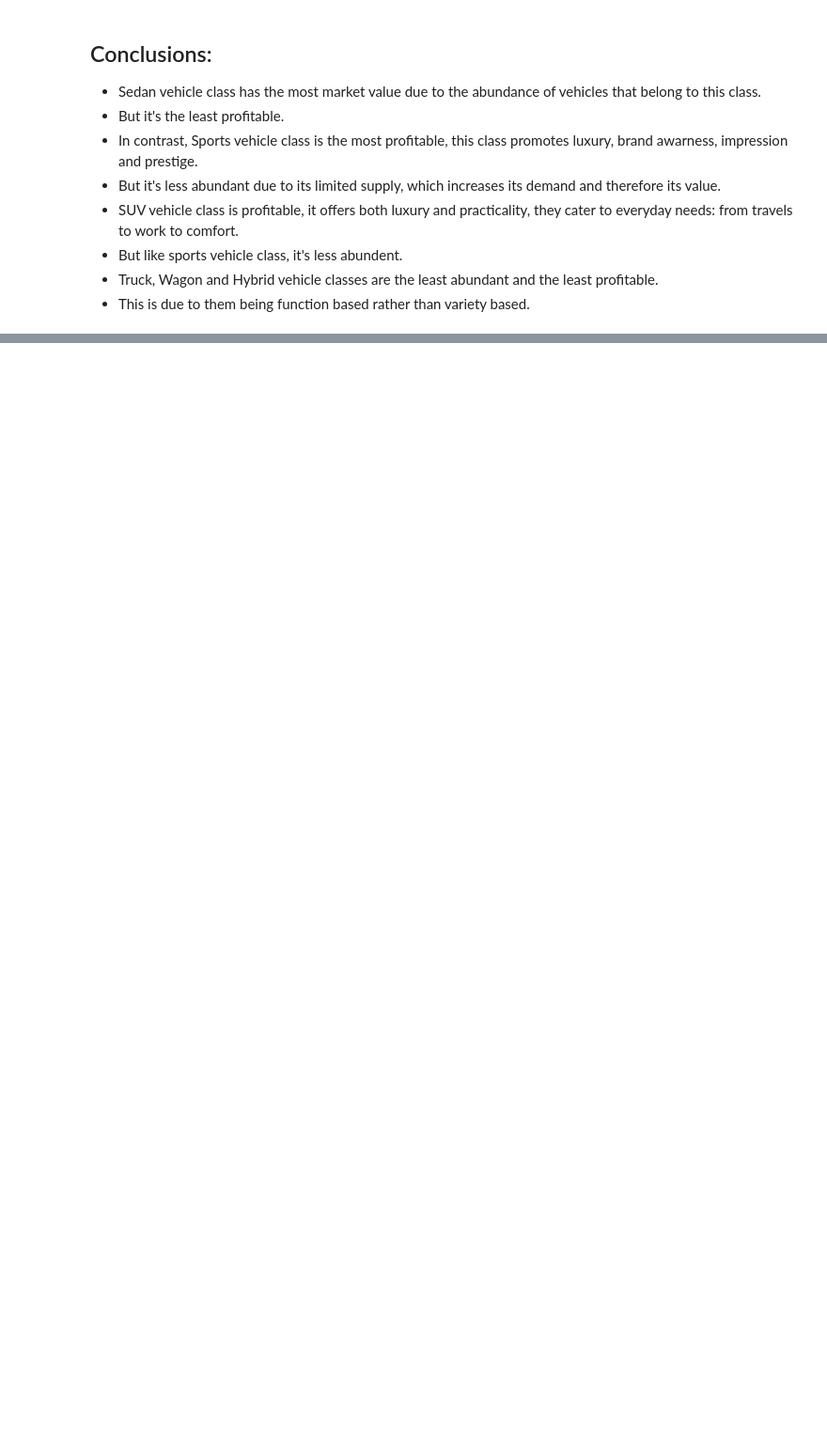
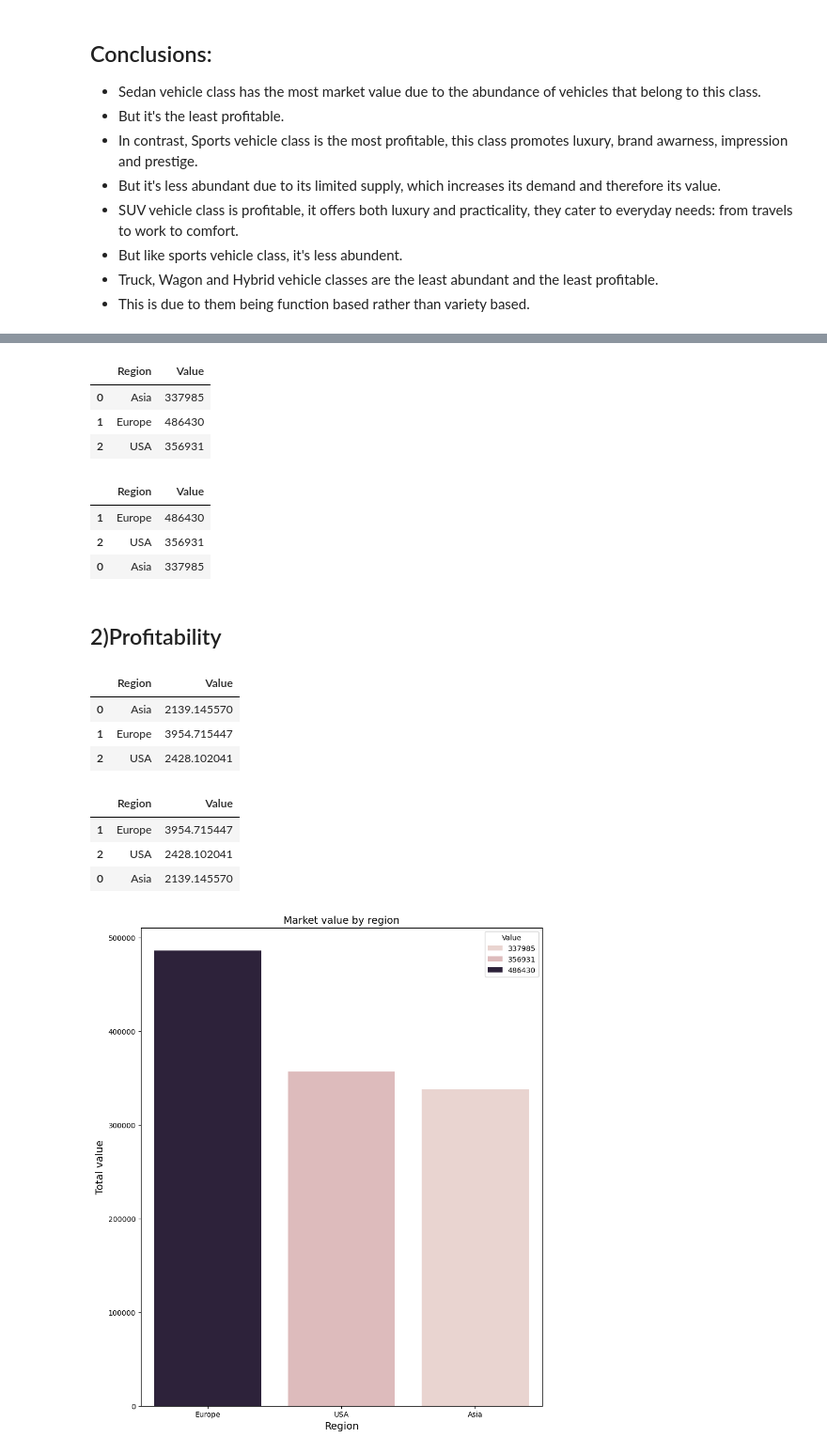
Before and after one commit to Fady-Foash97/Data-analysis-using-Pandas, a Jupyter notebook: Cars.ipynb, the cells around one changed output, grey strips where cells are left out. Shown: that part at 94% size. Saved outputs shown, nothing was run; the diff lists cells and outputs as text; code cells hidden in the pictures; blank space fills up the shorter version.

```diff
--- a/Cars.ipynb
+++ b/Cars.ipynb
@@ -326,0 +347,20 @@ plt.show()
+# %%
+Region = df.groupby('Region')['Value'].sum().reset_index()
+# %%
+Region
+# %% [output]
+|  | Region | Value |
+| 0 | Asia | 337985 |
+| 1 | Europe | 486430 |
+| 2 | USA | 356931 |
+# %%
+Region_sort = Region.sort_values(by = 'Value', ascending = False)
+# %%
+Region_sort
+# %% [output]
+|  | Region | Value |
+| 1 | Europe | 486430 |
+| 2 | USA | 356931 |
+| 0 | Asia | 337985 |
+# %% [markdown]
+## 2)Profitability
@@ -326,0 +369,7 @@ plt.show()
+# %%
+Region_profit
+# %% [output]
+|  | Region | Value |
+| 0 | Asia | 2139.145570 |
+| 1 | Europe | 3954.715447 |
+| 2 | USA | 2428.102041 |
@@ -326,0 +378,16 @@ plt.show()
+# %%
+Region_profit_sort
+# %% [output]
+|  | Region | Value |
+| 1 | Europe | 3954.715447 |
+| 2 | USA | 2428.102041 |
+| 0 | Asia | 2139.145570 |
+# %%
+plt.figure(figsize= (10, 12))
+sns.barplot(data = Region_sort, x = Region_sort['Region'], y = Region_sort['Value'], hue = Region_sort['Value'])
+plt.xlabel('Region', size = 14)
+plt.ylabel('Total value', size = 14)
+plt.title('Market value by region', size = 14)
+plt.show()
+# %% [output]
+[figure, added]
```
Also changed, not shown: parts of 10 cells of this notebook.
